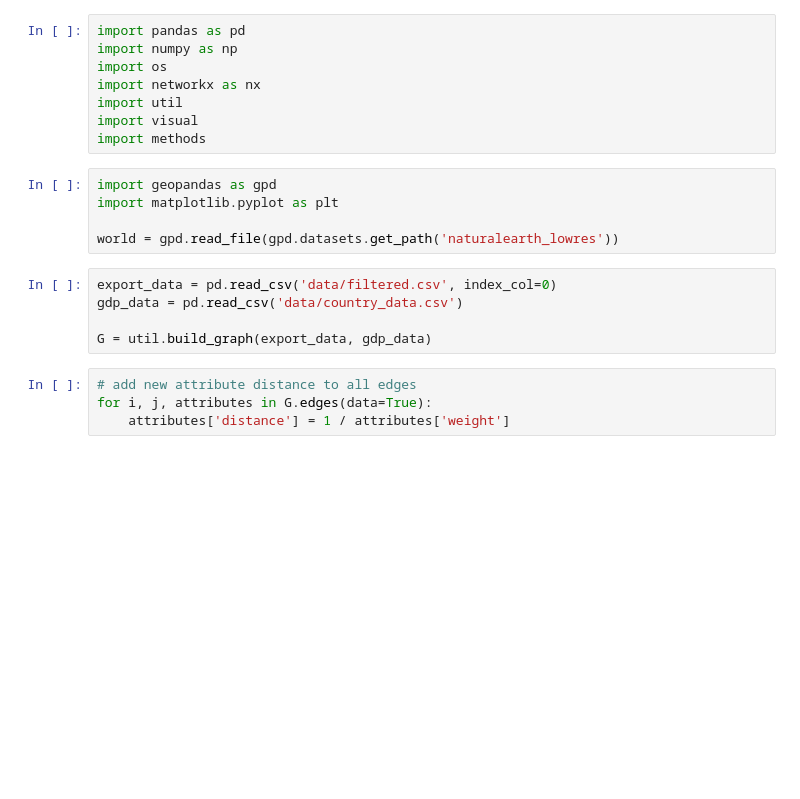
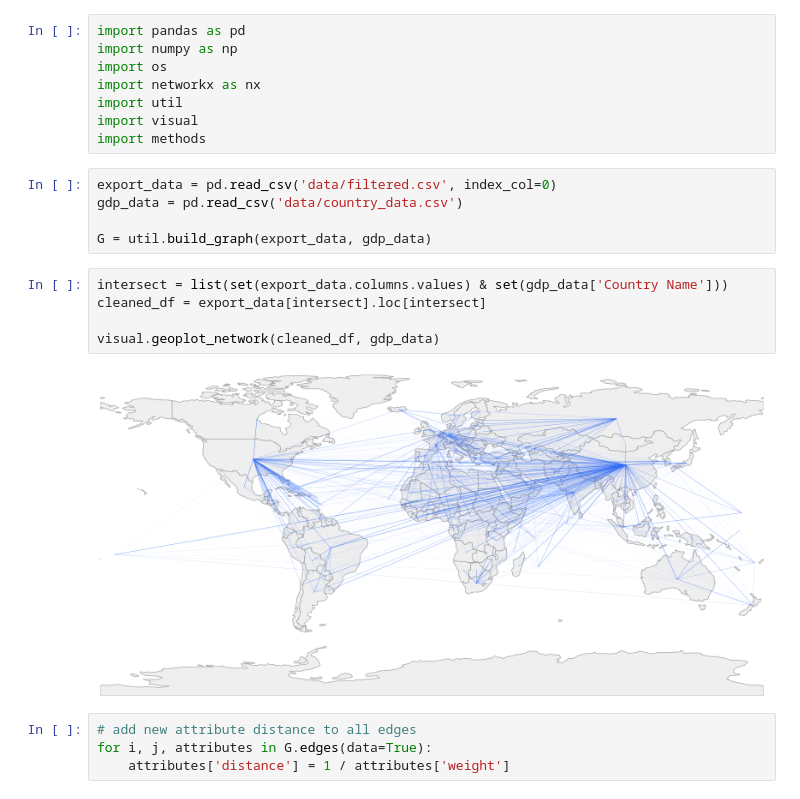
Before and after one commit to matic-fri/ina-project, a Jupyter notebook: ina.ipynb, the cells around one changed output. Saved outputs shown, nothing was run; the diff lists cells and outputs as text; blank space fills up the shorter version.

Commit message:
Add network visualisation

```diff
--- a/ina.ipynb
+++ b/ina.ipynb
@@ -6,16 +6,18 @@ import networkx as nx
 import util
 import visual
 import methods
-# %%
-import geopandas as gpd
-import matplotlib.pyplot as plt
-
-world = gpd.read_file(gpd.datasets.get_path('naturalearth_lowres'))
 # %%
 export_data = pd.read_csv('data/filtered.csv', index_col=0)
 gdp_data = pd.read_csv('data/country_data.csv')
 
 G = util.build_graph(export_data, gdp_data)
+# %%
+intersect = list(set(export_data.columns.values) & set(gdp_data['Country Name']))
+cleaned_df = export_data[intersect].loc[intersect]
+
+visual.geoplot_network(cleaned_df, gdp_data)
+# %% [output]
+[figure, added]
 # %%
 # add new attribute distance to all edges
 for i, j, attributes in G.edges(data=True):
```
Also changed, not shown: parts of 4 cells of this notebook, 1 other file.
